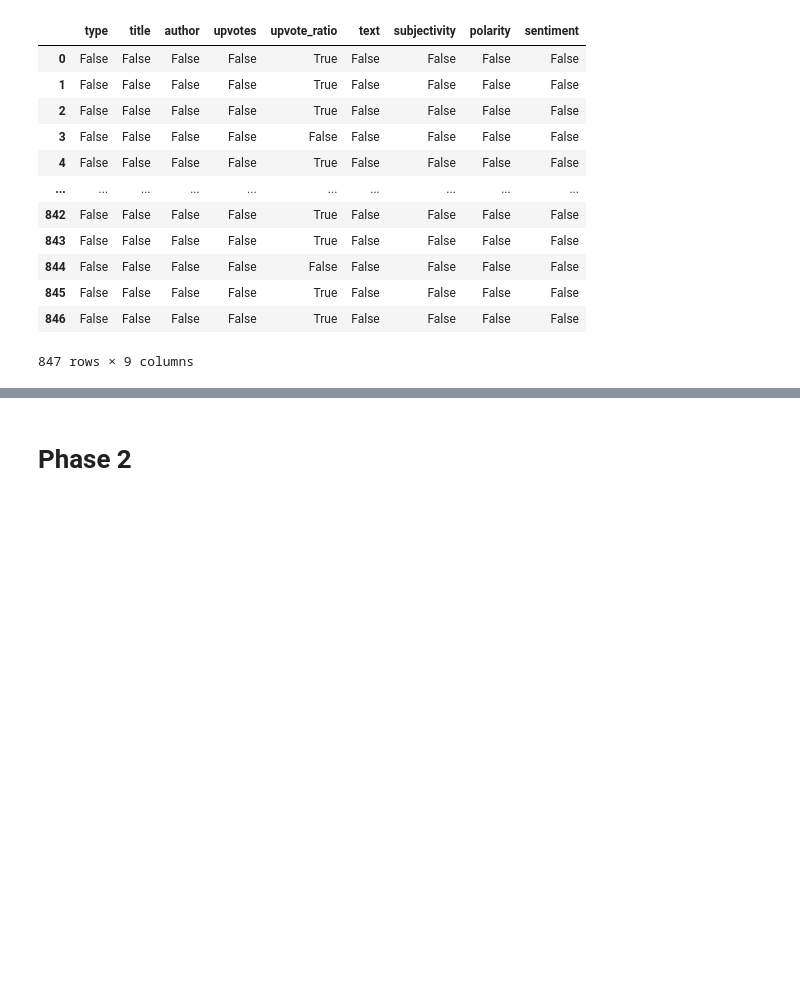
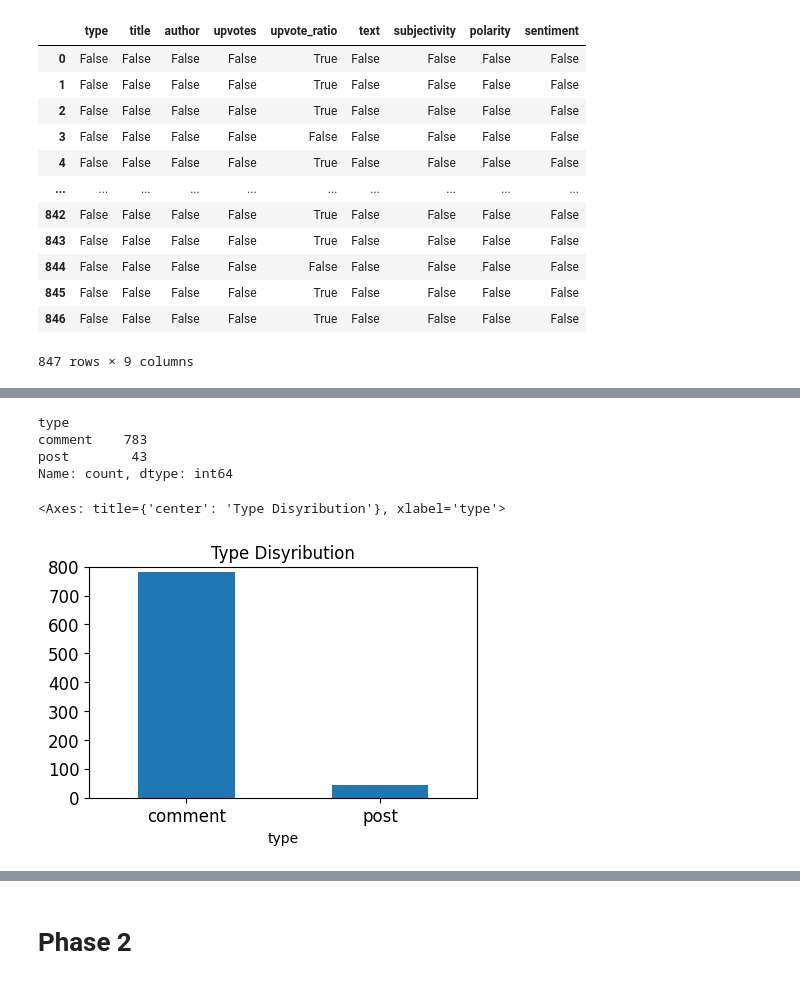
Before and after one commit to jungswork/DM2025-Lab1-Exercise, a Jupyter notebook: DM2025-Lab1-Homework.ipynb, the cells around one changed output, grey strips where cells are left out. Saved outputs shown, nothing was run; the diff lists cells and outputs as text; code cells hidden in the pictures; blank space fills up the shorter version.

```diff
--- a/DM2025-Lab1-Homework.ipynb
+++ b/DM2025-Lab1-Homework.ipynb
@@ -343,0 +388,9 @@ stock_df.isnull.apply(lambda x: dmh.check_missing_value(x))
+# %%
+# 由於資料僅剩可憐的 64 筆，不利於資料探勘，故將 upvote_ratio 移除，分析特徵降為 8 筆
+stock_df.drop("upvote_ratio", axis=1, inplace=True)
+
+# check missing values
+display(stock_df.isnull().apply(lambda x: dmh.check_missing_values(x)))
+
+#check
+print(stock_df.shape)
@@ -343,0 +407,6 @@ stock_df.isnull.apply(lambda x: dmh.check_missing_value(x))
+# %%
+#清除duplicate data
+stock_df.drop_duplicates(keep= 'first', inplace= True) #保留第1筆重複的資料並直接更動stock_df，與 master 不同此處重複的資料可用而非dummy_data
+
+#check
+stock_df.shape #清除 11 筆 duplicate data
@@ -343,0 +486,19 @@ stock_df.isnull.apply(lambda x: dmh.check_missing_value(x))
+# %%
+# 由 Dataframe 製圖
+# 檢視 type 數量分佈
+
+# 檢視數量
+print(stock_df.type.value_counts())
+
+# 繪圖
+stock_df.type.value_counts().plot(kind= 'bar',
+                                  ylim= (0, 800),
+                                  title= "Type Disyribution",
+                                  rot= 0, fontsize= 12 ,figsize= (5, 3))
+# %% [output]
+type
+comment    783
+post        43
+Name: count, dtype: int64
+<Axes: title={'center': 'Type Disyribution'}, xlabel='type'>
+[figure, added]
```
Also changed, not shown: parts of 24 cells of this notebook.
